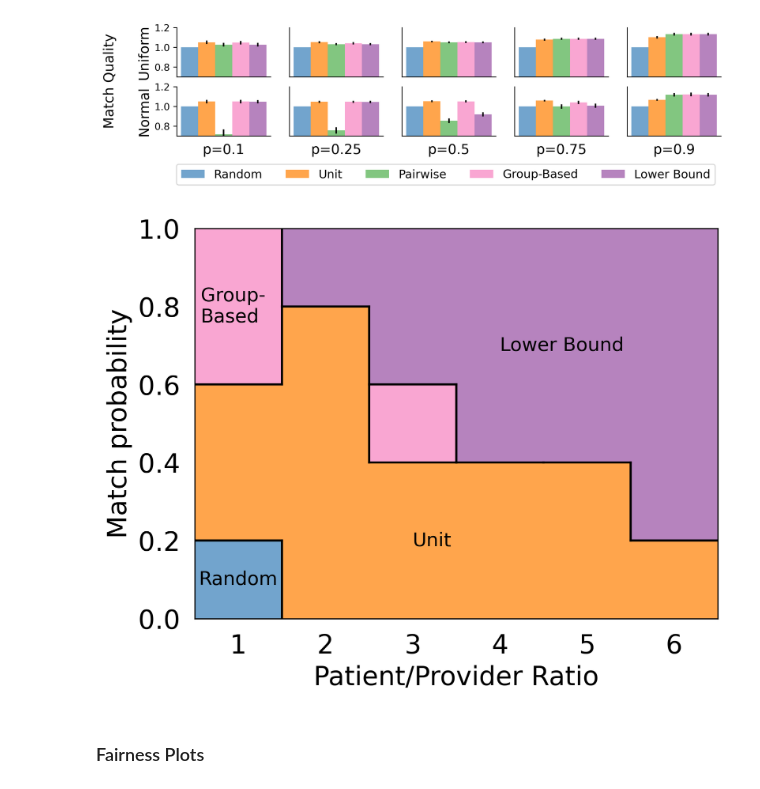
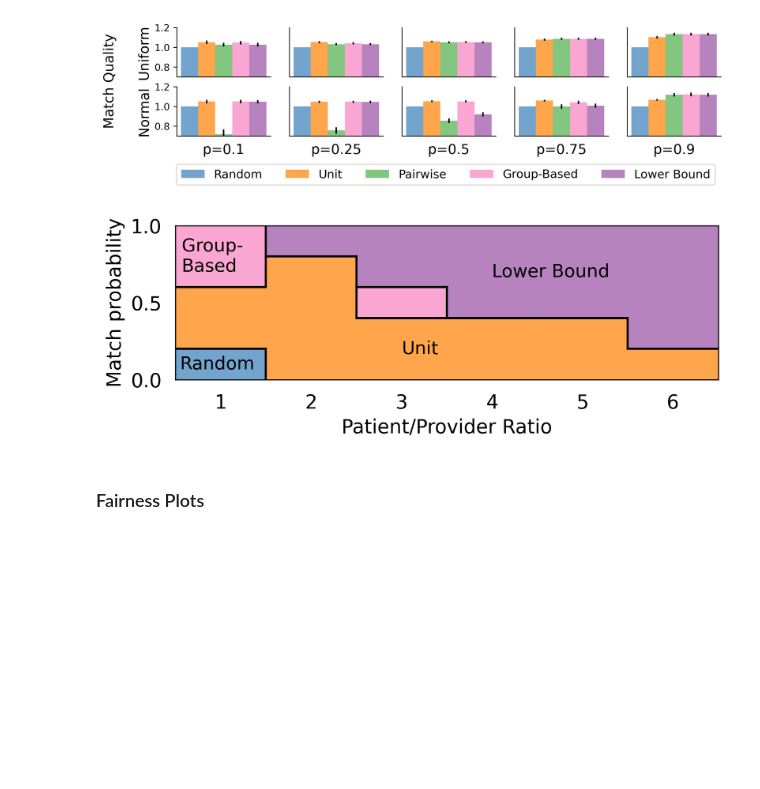
Before and after one commit to naveenr414/patient-provider, a Jupyter notebook: scripts/notebooks/Plotting.ipynb, the cells around one changed output. Drawn from its saved outputs; the diff is of its cells as text; code cells hidden in the pictures; blank space fills up the shorter version.

```diff
--- a/scripts/notebooks/Plotting.ipynb
+++ b/scripts/notebooks/Plotting.ipynb
@@ -173,36 +193,38 @@ for i in range(len(y_value_matrix)):
         aggregate_data = aggregate_normalize_data(results,baseline="random")
         y_value_matrix[i][j] = np.argmax([aggregate_data['{}_utilities'.format(method)][0] for method in methods])
 # %%
+plt.figure(figsize=(7,2))
 reference_patients = num_patients[0]
 gaps = 1/2
 for i in range(len(top_choice_probs)):
     for j in range(len(num_patients)):
         scaled_patients = num_patients[j]/reference_patients
         x = [scaled_patients-gaps,scaled_patients-gaps,scaled_patients+gaps,scaled_patients+gaps,scaled_patients-gaps]
         y = [top_choice_probs[i]-0.1,top_choice_probs[i]+0.1,top_choice_probs[i]+0.1,top_choice_probs[i]-0.1,top_choice_probs[i]-0.1]
         plt.fill(x, y, color=color_schemes['six_color'][y_value_matrix[j][i]],lw=0)
 
         if i<len(top_choice_probs)-1 and y_value_matrix[j][i]!=y_value_matrix[j][i+1]:
             plt.plot([scaled_patients-gaps,scaled_patients+gaps],[top_choice_probs[i]+0.1,top_choice_probs[i]+0.1],color='black')
         if j<len(num_patients)-1 and y_value_matrix[j][i]!=y_value_matrix[j+1][i]:
             plt.plot([scaled_patients+gaps,scaled_patients+gaps],[top_choice_probs[i]-0.1,top_choice_probs[i]+0.1],color='black')
     plt.ylim([0,1])
     plt.xlim([0.5,6.5])
 plt.tick_params(axis='both',which='both',length=0,pad=10)
 ax = plt.gca()  # Get the current Axes object
 ax.spines['right'].set_visible(True)
 ax.spines['top'].set_visible(True)
 
-plt.xlabel("Patient/Provider Ratio")
-plt.ylabel("Match probability")
-
+plt.xlabel("Patient/Provider Ratio",fontsize=14)
+plt.ylabel("Match probability",fontsize=14)
+plt.xticks(fontsize=14)
+plt.yticks(fontsize=14)
 plt.text(0.57,0.8,"Group-\nBased",verticalalignment='center',fontsize=13)
 plt.text(3,0.2,"Unit",verticalalignment='center',fontsize=13)
 plt.text(4,0.7,"Lower Bound",verticalalignment='center',fontsize=13)
 plt.text(0.55,0.1,"Random",verticalalignment='center',fontsize=13)
 plt.savefig("../../results/figures/phase_diagram.pdf",dpi=300, bbox_inches='tight')
 # %% [output]
-[figure, old version]
+[figure, new version]
 # %% [markdown]
 ### Fairness Plots
 # %%
```
Also changed, not shown: parts of 25 cells of this notebook, 6 other files.
